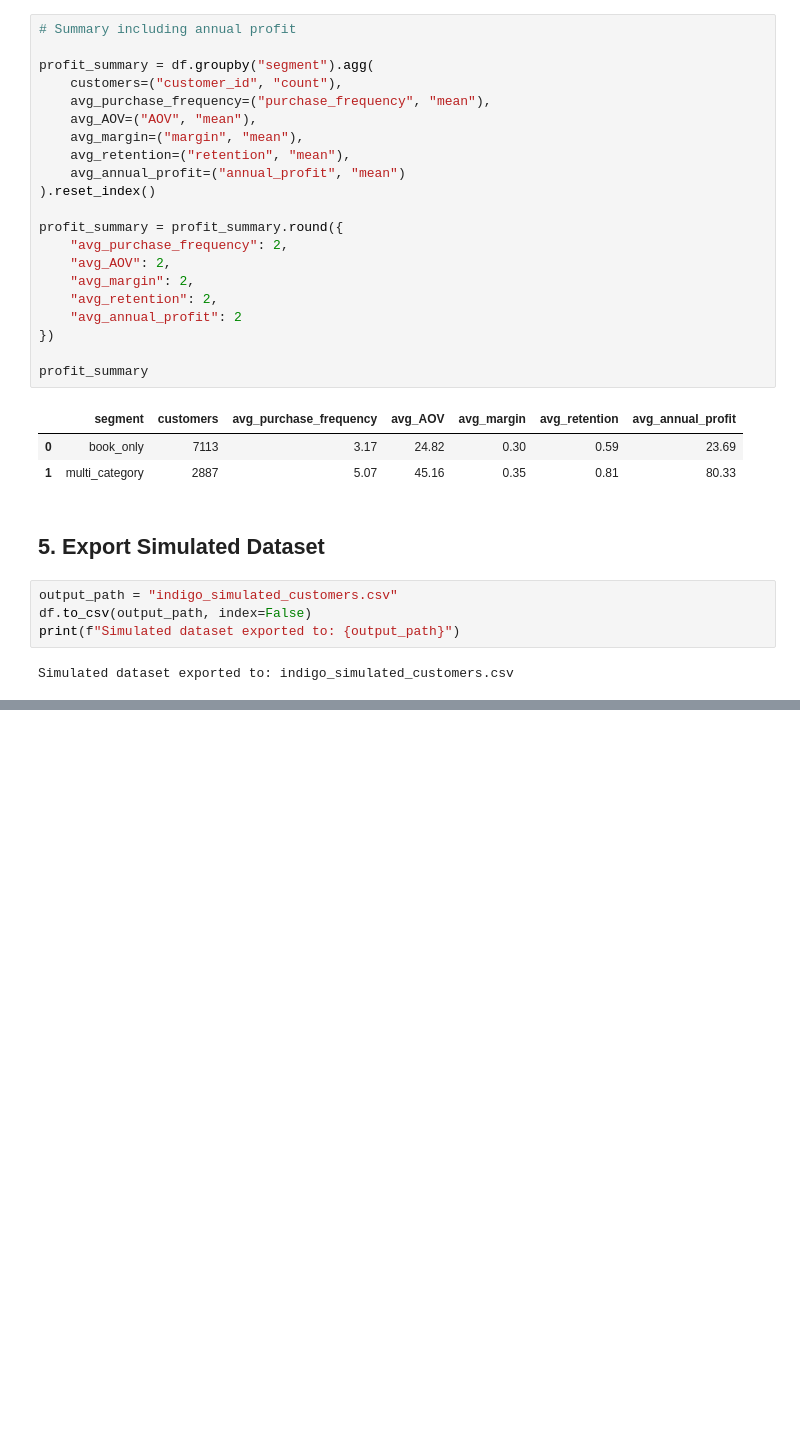
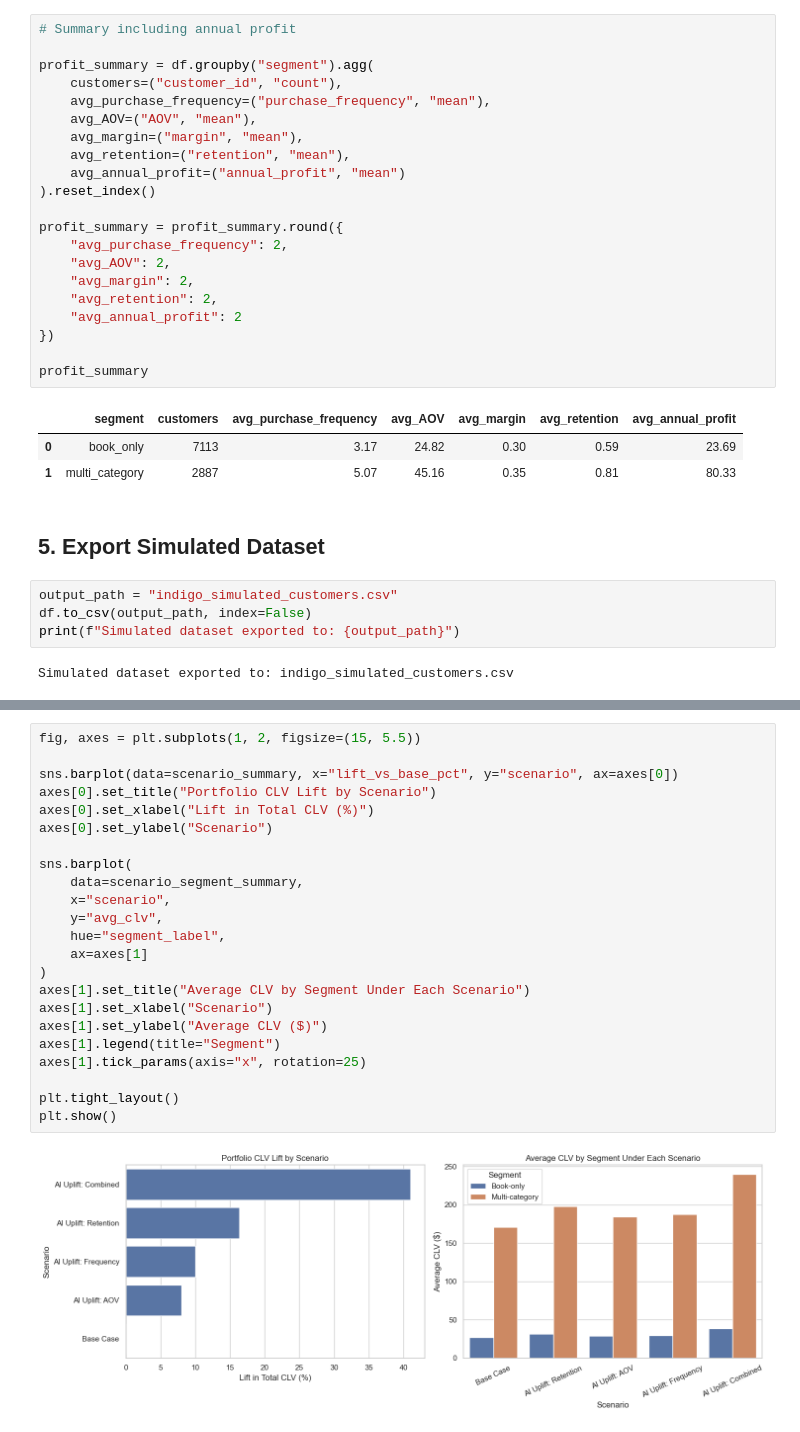
Before and after one commit to GuanlinTony/Fire_Marketing, a Jupyter notebook: Indigo_CLV_Project.ipynb, the cells around one changed output, grey strips where cells are left out. Saved outputs shown, nothing was run; the diff lists cells and outputs as text; blank space fills up the shorter version.

```diff
--- a/Indigo_CLV_Project.ipynb
+++ b/Indigo_CLV_Project.ipynb
@@ -307,0 +564,25 @@ Simulated dataset exported to: indigo_simulated_customers.csv
+# %%
+fig, axes = plt.subplots(1, 2, figsize=(15, 5.5))
+
+sns.barplot(data=scenario_summary, x="lift_vs_base_pct", y="scenario", ax=axes[0])
+axes[0].set_title("Portfolio CLV Lift by Scenario")
+axes[0].set_xlabel("Lift in Total CLV (%)")
+axes[0].set_ylabel("Scenario")
+
+sns.barplot(
+    data=scenario_segment_summary,
+    x="scenario",
+    y="avg_clv",
+    hue="segment_label",
+    ax=axes[1]
+)
+axes[1].set_title("Average CLV by Segment Under Each Scenario")
+axes[1].set_xlabel("Scenario")
+axes[1].set_ylabel("Average CLV ($)")
+axes[1].legend(title="Segment")
+axes[1].tick_params(axis="x", rotation=25)
+
+plt.tight_layout()
+plt.show()
+# %% [output]
+[figure, added]
```
Also changed, not shown: parts of 11 cells of this notebook.
